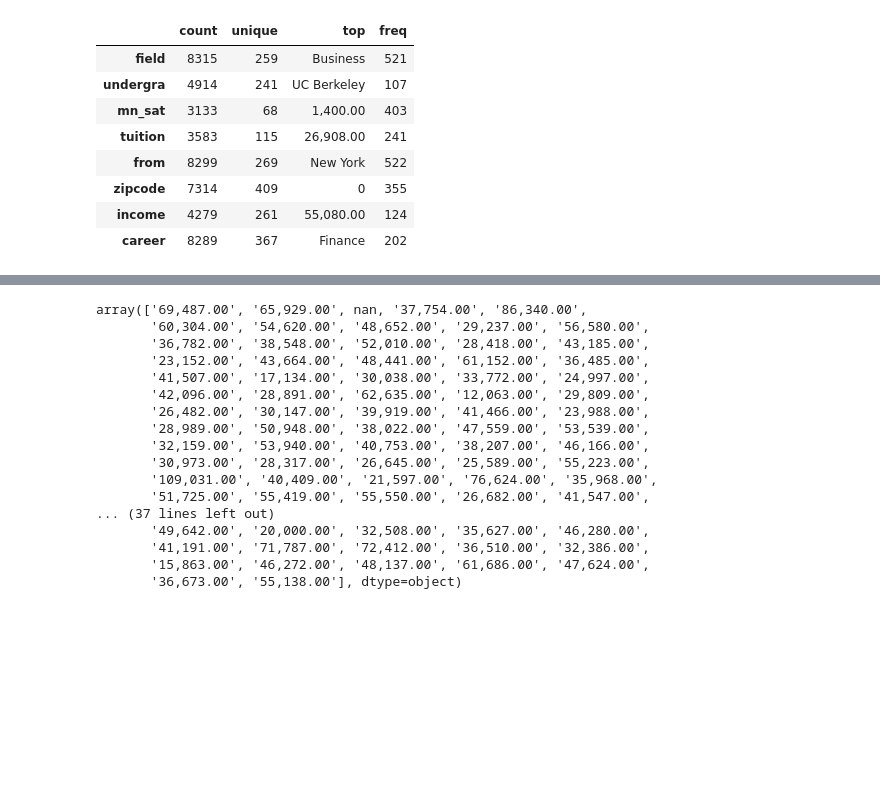
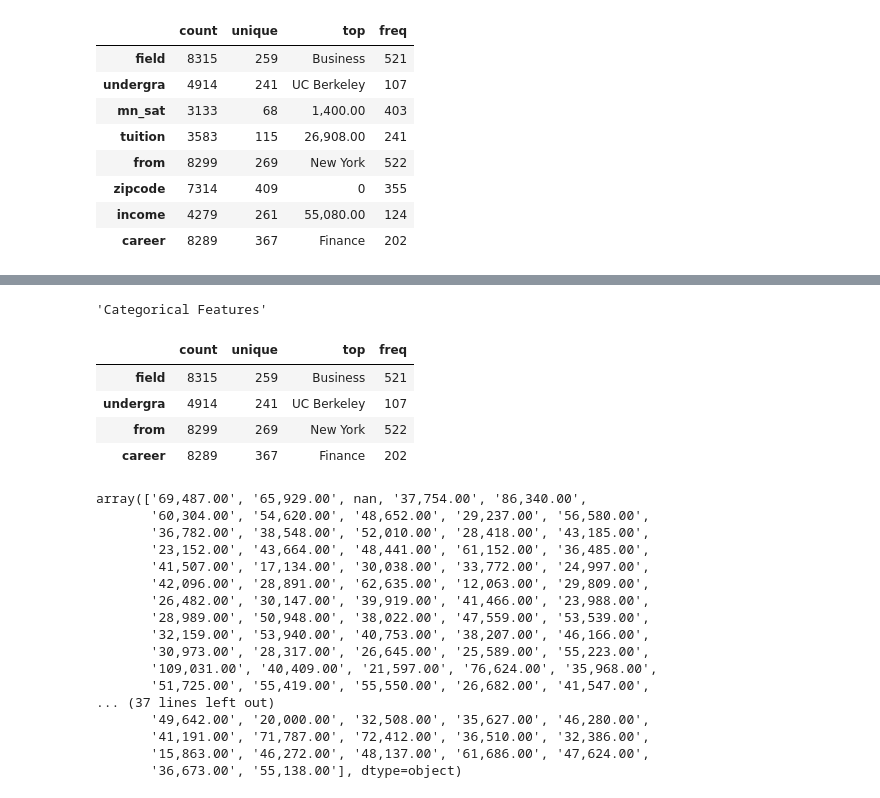
Before and after one commit to mohammadzainabbas/Speed-Dating-ML, a Jupyter notebook: src/notebooks/2_preprocessing.ipynb, the cells around one changed output, grey strips where cells are left out. Saved outputs shown, nothing was run; the diff lists cells and outputs as text; code cells hidden in the pictures; blank space fills up the shorter version.

```diff
--- a/src/notebooks/2_preprocessing.ipynb
+++ b/src/notebooks/2_preprocessing.ipynb
@@ -219,3 +164,13 @@ ValueError: invalid literal for int() with base 10: '1,070.00'
+# %%
+display("Categorical Features")
+df.describe(include='O').T
+# %% [output]
+'Categorical Features'
+|  | count | unique | top | freq |
+| field | 8315 | 259 | Business | 521 |
+| undergra | 4914 | 241 | UC Berkeley | 107 |
+| from | 8299 | 269 | New York | 522 |
+| career | 8289 | 367 | Finance | 202 |
 # %%
 #df['mn_sat'].unique()
 #df['tuition'].unique()
```
Also changed, not shown: parts of 2 cells of this notebook.
